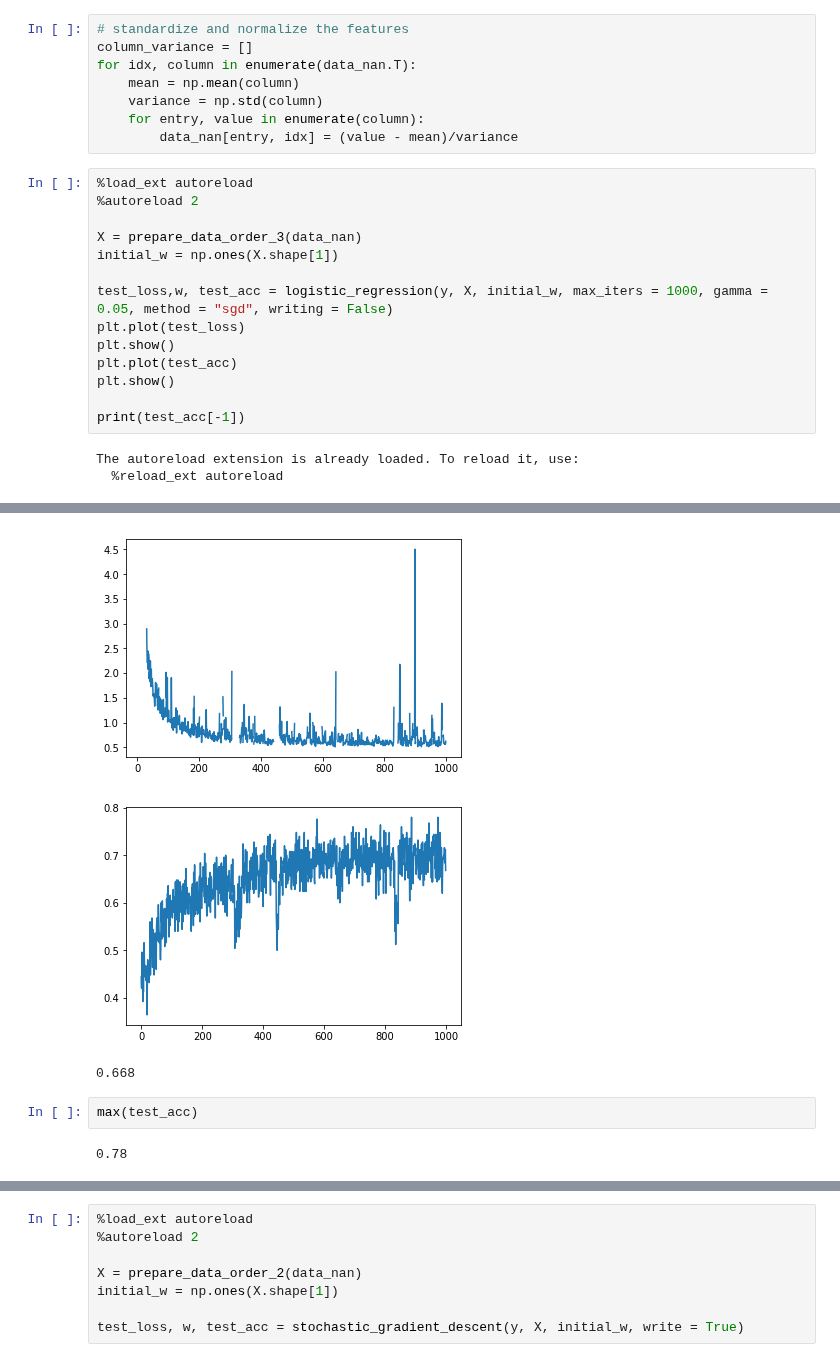
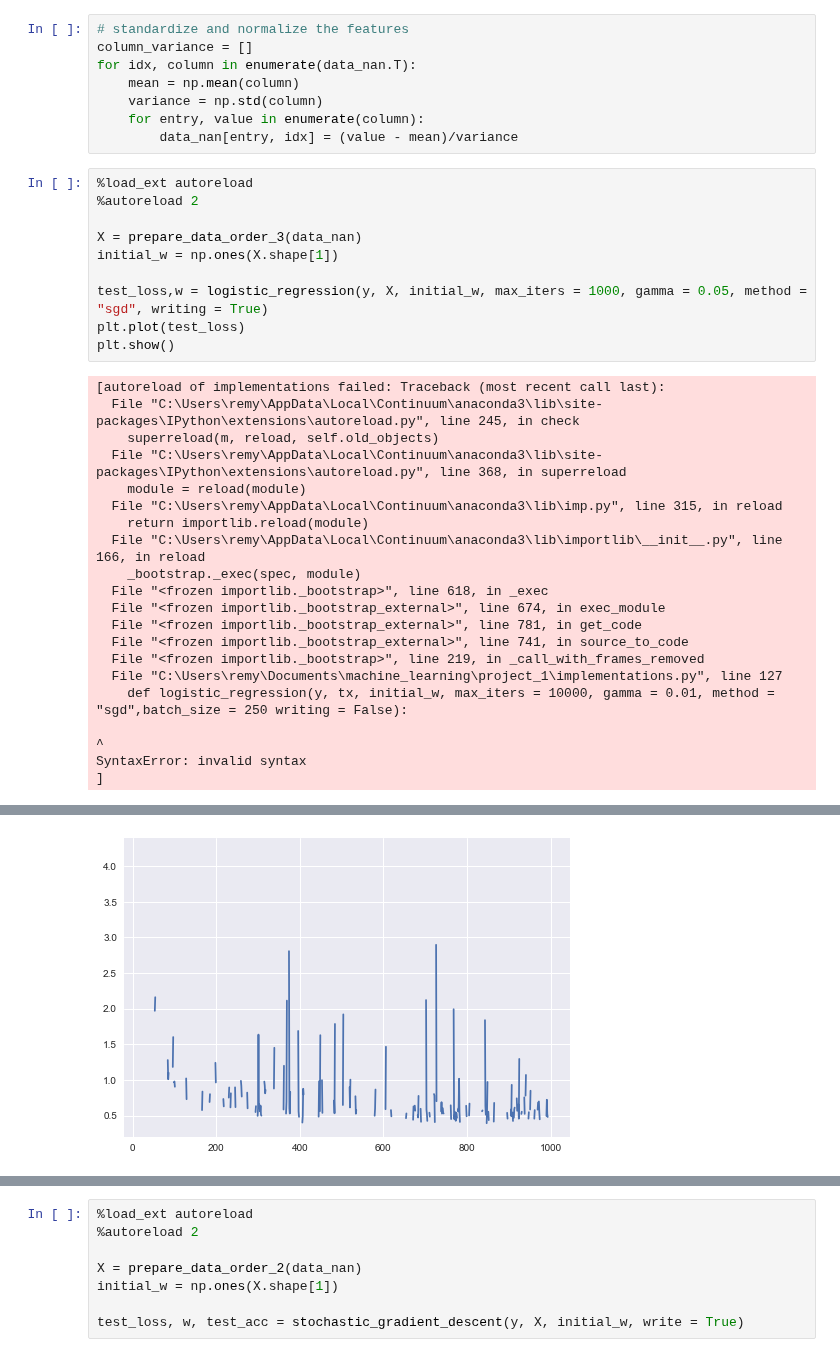
Before and after one commit to hhschede/machine_learning, a Jupyter notebook: project_1/Project_1_jupy.ipynb, the cells around one changed output, grey strips where cells are left out. Saved outputs shown, nothing was run; the diff lists cells and outputs as text.

```diff
--- a/project_1/Project_1_jupy.ipynb
+++ b/project_1/Project_1_jupy.ipynb
@@ -152,13 +134,26 @@ for idx, column in enumerate(data_nan.T):
 X = prepare_data_order_3(data_nan)
 initial_w = np.ones(X.shape[1])
 
-test_loss,w, test_acc = logistic_regression(y, X, initial_w, max_iters = 1000, gamma = 0.05, method = "sgd", writing = False)
+test_loss,w = logistic_regression(y, X, initial_w, max_iters = 1000, gamma = 0.05, method = "sgd", writing = True)
 plt.plot(test_loss)
 plt.show()
-plt.plot(test_acc)
-plt.show()
-
-print(test_acc[-1])
 # %% [output]
-The autoreload extension is already loaded. To reload it, use:
-  %reload_ext autoreload
+[autoreload of implementations failed: Traceback (most recent call last):
+  File "C:\Users\remy\AppData\Local\Continuum\anaconda3\lib\site-packages\IPython\extensions\autoreload.py", line 245, in check
+    superreload(m, reload, self.old_objects)
+  File "C:\Users\remy\AppData\Local\Continuum\anaconda3\lib\site-packages\IPython\extensions\autoreload.py", line 368, in superreload
+    module = reload(module)
+  File "C:\Users\remy\AppData\Local\Continuum\anaconda3\lib\imp.py", line 315, in reload
+    return importlib.reload(module)
+  File "C:\Users\remy\AppData\Local\Continuum\anaconda3\lib\importlib\__init__.py", line 166, in reload
+    _bootstrap._exec(spec, module)
+  File "<frozen importlib._bootstrap>", line 618, in _exec
+  File "<frozen importlib._bootstrap_external>", line 674, in exec_module
+  File "<frozen importlib._bootstrap_external>", line 781, in get_code
+  File "<frozen importlib._bootstrap_external>", line 741, in source_to_code
+  File "<frozen importlib._bootstrap>", line 219, in _call_with_frames_removed
+  File "C:\Users\remy\Documents\machine_learning\project_1\implementations.py", line 127
+    def logistic_regression(y, tx, initial_w, max_iters = 10000, gamma = 0.01, method = "sgd",batch_size = 250 writing = False):
+                                                                                                                     ^
+SyntaxError: invalid syntax
+]
@@ -165,7 +164 @@ The autoreload extension is already loaded. To reload it, use:
-[figure, old version]
+[figure, new version]
-[figure, removed]
-0.668
-# %%
-max(test_acc)
-# %% [output]
-0.78
```
Also changed, not shown: parts of 6 cells of this notebook, 1 other file.
